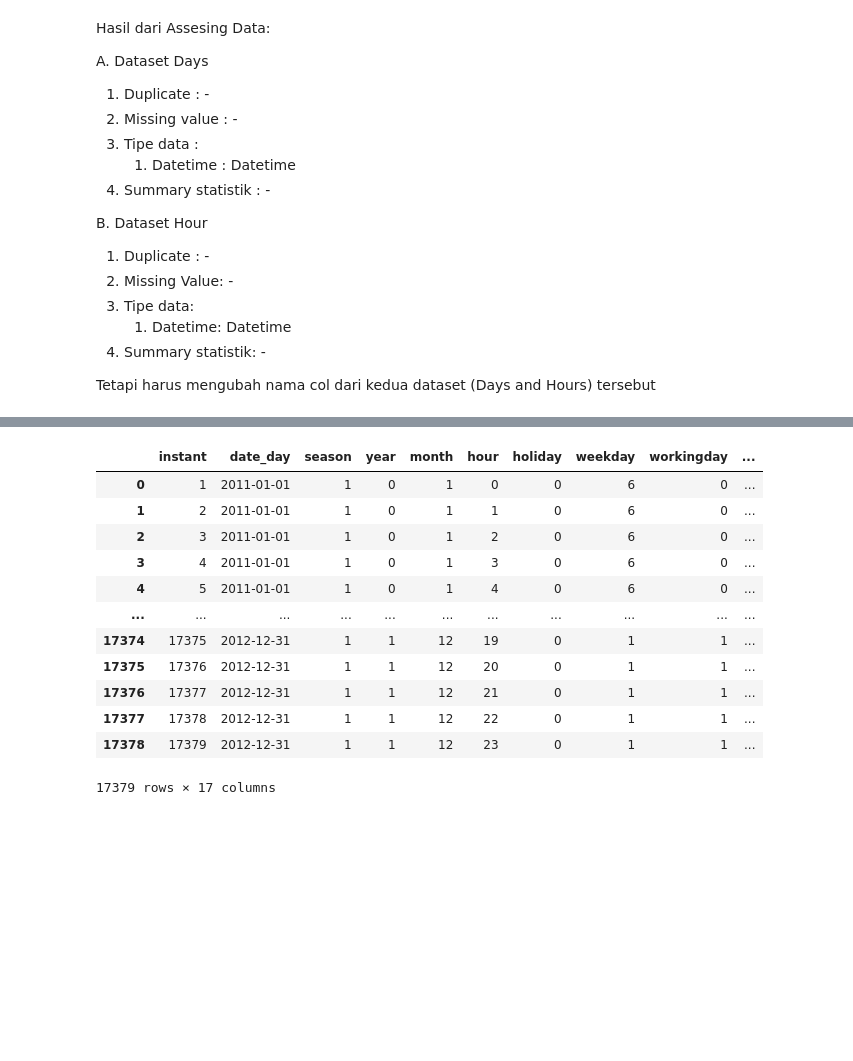
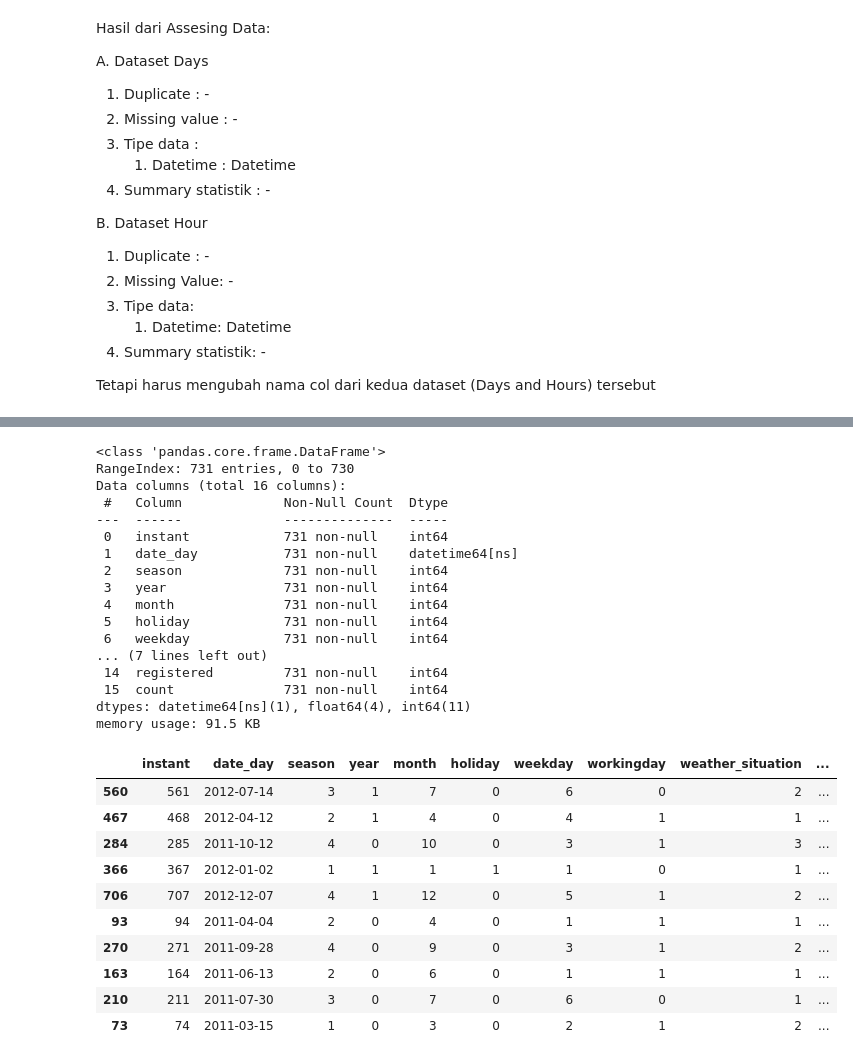
Before and after one commit to GadiseMustika/bikesharing_analytic, a Jupyter notebook: notebook.ipynb, the cells around one changed output, grey strips where cells are left out. Saved outputs shown, nothing was run; the diff lists cells and outputs as text; code cells hidden in the pictures; blank space fills up the shorter version.

Commit message:
change datatype in column date_day days and hours dataset

```diff
--- a/notebook.ipynb
+++ b/notebook.ipynb
@@ -110,4 +148,6 @@ days_df.rename(columns={
     "weathersit" : "weather_situation",
     "hum": "humidity",
     "cnt" : "count"
-})
+}, inplace=True)
+
+days_df.head()
@@ -121,18 +168,39 @@ hours_df.rename(columns={
     "weathersit" : "weather_situation",
     "hum": "humidity",
     "cnt" : "count"
-})
+}, inplace=True)
-# %% [output]
-|  | instant | date_day | season | year | month | hour | holiday | weekday | workingday | ... |
-| 0 | 1 | 2011-01-01 | 1 | 0 | 1 | 0 | 0 | 6 | 0 | ... |
-| 1 | 2 | 2011-01-01 | 1 | 0 | 1 | 1 | 0 | 6 | 0 | ... |
-| 2 | 3 | 2011-01-01 | 1 | 0 | 1 | 2 | 0 | 6 | 0 | ... |
-| 3 | 4 | 2011-01-01 | 1 | 0 | 1 | 3 | 0 | 6 | 0 | ... |
-| 4 | 5 | 2011-01-01 | 1 | 0 | 1 | 4 | 0 | 6 | 0 | ... |
-| ... | ... | ... | ... | ... | ... | ... | ... | ... | ... | ... |
-| 17374 | 17375 | 2012-12-31 | 1 | 1 | 12 | 19 | 0 | 1 | 1 | ... |
-| 17375 | 17376 | 2012-12-31 | 1 | 1 | 12 | 20 | 0 | 1 | 1 | ... |
-| 17376 | 17377 | 2012-12-31 | 1 | 1 | 12 | 21 | 0 | 1 | 1 | ... |
-| 17377 | 17378 | 2012-12-31 | 1 | 1 | 12 | 22 | 0 | 1 | 1 | ... |
-| 17378 | 17379 | 2012-12-31 | 1 | 1 | 12 | 23 | 0 | 1 | 1 | ... |
-17379 rows × 17 columns
+# %%
+# Change type data column date_day from object to datetime in day dataset
+days_df["date_day"] = pd.to_datetime(days_df["date_day"])
+
+days_df.info()
+days_df.sample(10)
+# %% [output]
+<class 'pandas.core.frame.DataFrame'>
+RangeIndex: 731 entries, 0 to 730
+Data columns (total 16 columns):
+ #   Column             Non-Null Count  Dtype
+---  ------             --------------  -----
+ 0   instant            731 non-null    int64
+ 1   date_day           731 non-null    datetime64[ns]
+ 2   season             731 non-null    int64
+ 3   year               731 non-null    int64
+ 4   month              731 non-null    int64
+ 5   holiday            731 non-null    int64
+ 6   weekday            731 non-null    int64
+... (7 lines left out)
+ 14  registered         731 non-null    int64
+ 15  count              731 non-null    int64
+dtypes: datetime64[ns](1), float64(4), int64(11)
+memory usage: 91.5 KB
+|  | instant | date_day | season | year | month | holiday | weekday | workingday | weather_situation | ... |
+| 560 | 561 | 2012-07-14 | 3 | 1 | 7 | 0 | 6 | 0 | 2 | ... |
+| 467 | 468 | 2012-04-12 | 2 | 1 | 4 | 0 | 4 | 1 | 1 | ... |
+| 284 | 285 | 2011-10-12 | 4 | 0 | 10 | 0 | 3 | 1 | 3 | ... |
+| 366 | 367 | 2012-01-02 | 1 | 1 | 1 | 1 | 1 | 0 | 1 | ... |
+| 706 | 707 | 2012-12-07 | 4 | 1 | 12 | 0 | 5 | 1 | 2 | ... |
+| 93 | 94 | 2011-04-04 | 2 | 0 | 4 | 0 | 1 | 1 | 1 | ... |
+| 270 | 271 | 2011-09-28 | 4 | 0 | 9 | 0 | 3 | 1 | 2 | ... |
+| 163 | 164 | 2011-06-13 | 2 | 0 | 6 | 0 | 1 | 1 | 1 | ... |
+| 210 | 211 | 2011-07-30 | 3 | 0 | 7 | 0 | 6 | 0 | 1 | ... |
+| 73 | 74 | 2011-03-15 | 1 | 0 | 3 | 0 | 2 | 1 | 2 | ... |
```
Also changed, not shown: parts of 6 cells of this notebook.
